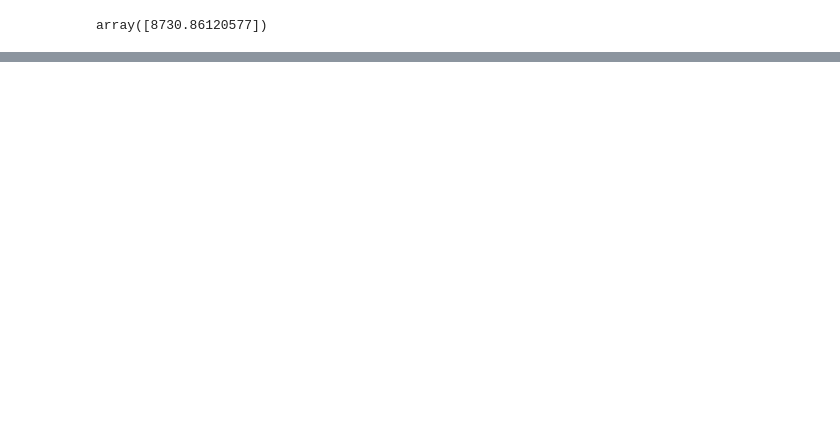
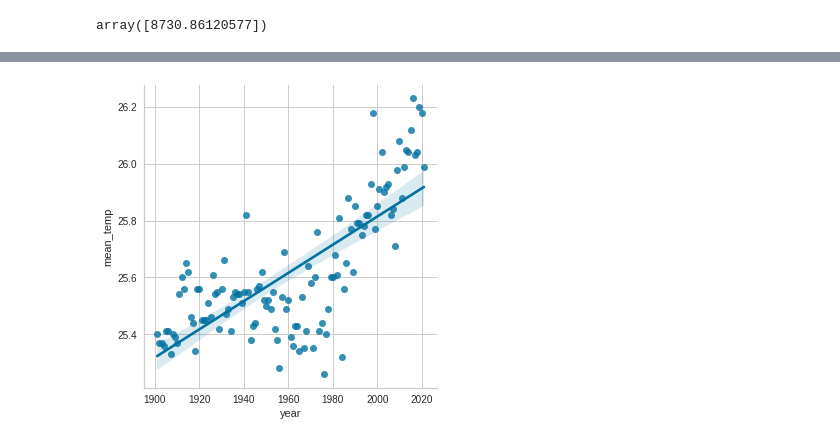
Before and after one commit to rizkydarmadi/data-pertanian, a Jupyter notebook: final.ipynb, the cells around one changed output, grey strips where cells are left out. Saved outputs shown, nothing was run; the diff lists cells and outputs as text; code cells hidden in the pictures; blank space fills up the shorter version.

```diff
--- a/final.ipynb
+++ b/final.ipynb
@@ -154,0 +199,13 @@ mean_temp.to_csv('dataset/out.csv')
+# %%
+import seaborn as sns
+sns.lmplot(x ="year",
+y = "mean_temp", data = mean_temp)
+plt.savefig('residual.jpg')
+
+
+
+
+# p = sns.distplot(mean_temp,kde=True)
+# p = plt.title('Normality of error terms/residuals')
+# %% [output]
+[figure, added]
```
Also changed, not shown: parts of 7 cells of this notebook, 10 other files.
